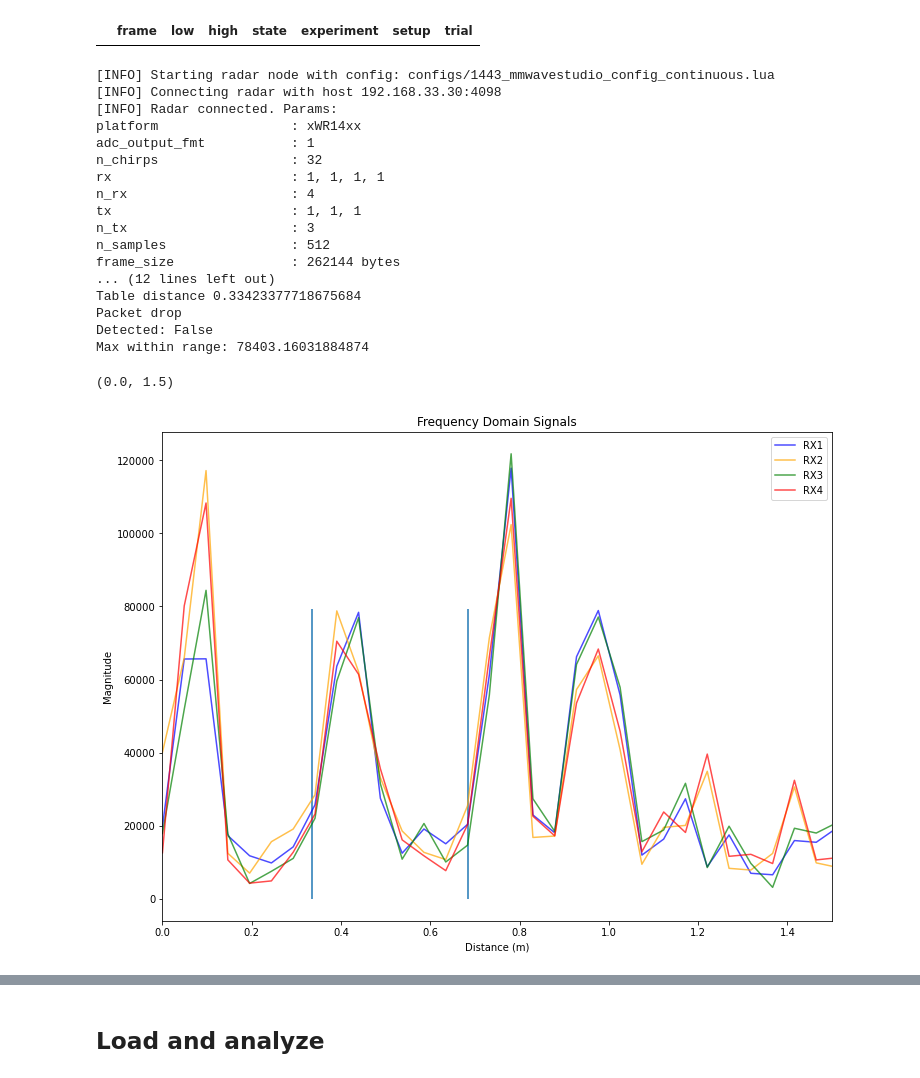
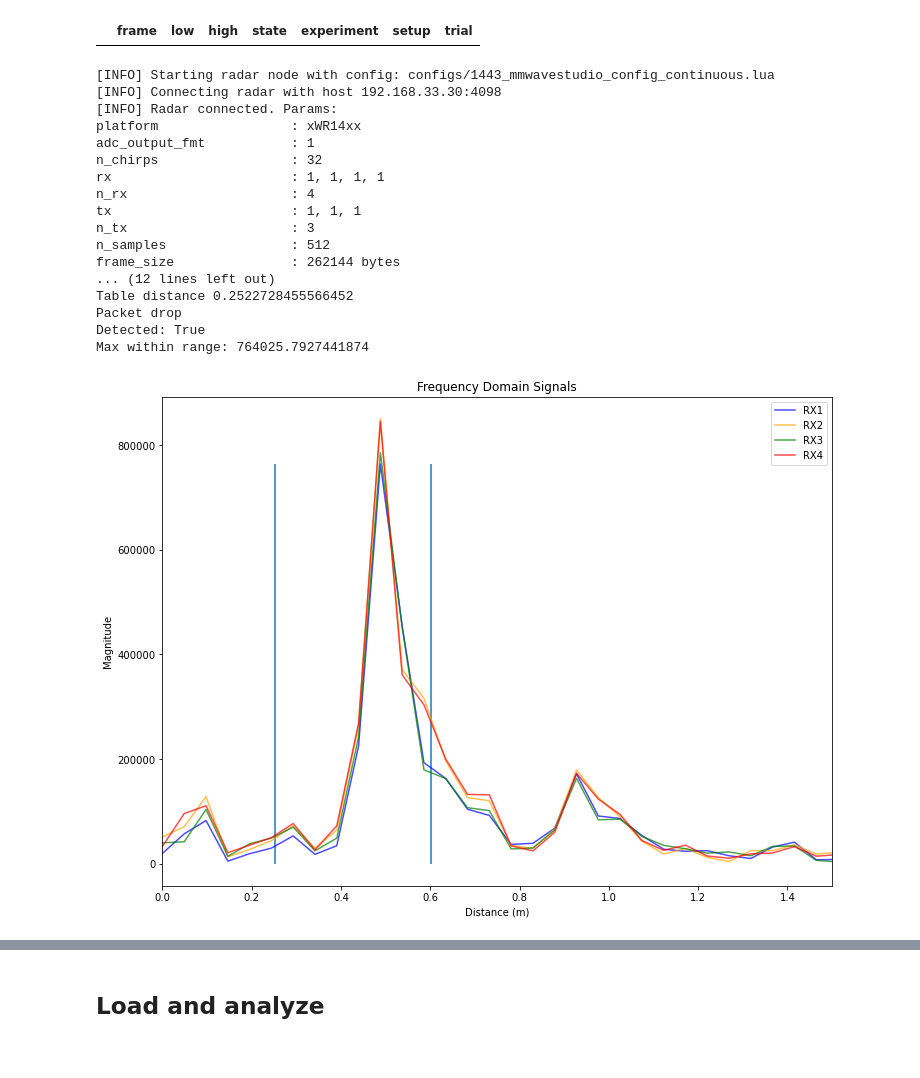
Before and after one commit to arlaptiev/sk_mmwave, a Jupyter notebook: snap.ipynb, the cells around one changed output, grey strips where cells are left out. Saved outputs shown, nothing was run; the diff lists cells and outputs as text; code cells hidden in the pictures.

```diff
--- a/snap.ipynb
+++ b/snap.ipynb
@@ -22,10 +22,10 @@ df.head()
 # %% [output]
 |  | frame | low | high | state | experiment | setup | trial |
 # %%
-EXPERIMENT = 'FINDING THRESHOLD'
-SETUP = 'BOX ON BOX ON THE FLOOR'
-TRIAL = '0001'
-# STATE = 'EMPTY'
+EXPERIMENT = 'TESTING 60 CM DETECTION'
+SETUP = 'BOX ON FOAM'
+TRIAL = '0010'
+#STATE = 'EMPTY'
 STATE = 'FULL'
 
 # === connect to radar
@@ -87,42 +87,47 @@ print('Max within range:', masked_max)
 
 # plot
 plt.figure(figsize=(12, 9))
 plt.plot(fft_meters,  np.abs(fft_result[:SAMPLES_PER_CHIRP // 2, 0]), color='blue', label='RX1', alpha=0.7)
 plt.plot(fft_meters,  np.abs(fft_result[:SAMPLES_PER_CHIRP // 2, 1]), color='orange', label='RX2', alpha=0.7)
 plt.plot(fft_meters,  np.abs(fft_result[:SAMPLES_PER_CHIRP // 2, 2]), color='green', label='RX3', alpha=0.7)
 plt.plot(fft_meters,  np.abs(fft_result[:SAMPLES_PER_CHIRP // 2, 3]), color='red', label='RX4', alpha=0.7)
 plt.vlines([LOW, HIGH], [0, 0], [masked_max + 1000, masked_max + 1000])
 plt.title('Frequency Domain Signals')
 plt.xlabel('Distance (m)')
 plt.ylabel('Magnitude')
 plt.legend()
 plt.xlim(0,1.5)
 
 
-# df.loc[-1] = [frame, LOW, HIGH, STATE, EXPERIMENT, SETUP, TRIAL]
-# df.index = df.index + 1  # shifting index
-# df = df.sort_index()  # sorting by index
-# df.tail()
+df.loc[-1] = [frame, LOW, HIGH, STATE, EXPERIMENT, SETUP, TRIAL]
+df.index = df.index + 1  # shifting index
+df = df.sort_index()  # sorting by index
+df.tail()
+
+# save df
+import datetime
+now = datetime.datetime.now()
+timestamp = now.strftime("%Y-%m-%d_%H-%M-%S")
+df.to_pickle(f'data/snap/snap_{timestamp}.pkl')
 # %% [output]
 [INFO] Starting radar node with config: configs/1443_mmwavestudio_config_continuous.lua
 [INFO] Connecting radar with host 192.168.33.30:4098
 [INFO] Radar connected. Params:
 platform                 : xWR14xx
 adc_output_fmt           : 1
 n_chirps                 : 32
 rx                       : 1, 1, 1, 1
 n_rx                     : 4
 tx                       : 1, 1, 1
 n_tx                     : 3
 n_samples                : 512
 frame_size               : 262144 bytes
 ... (12 lines left out)
-Table distance 0.33423377718675684
+Table distance 0.2522728455566452
 Packet drop
-Detected: False
-Max within range: 78403.16031884874
+Detected: True
+Max within range: 764025.7927441874
-(0.0, 1.5)
-[figure, old version]
+[figure, new version]
 # %%
 df.loc[-1] = [frame, LOW, HIGH, STATE, EXPERIMENT, SETUP, TRIAL]
 df.index = df.index + 1  # shifting index
```
Also changed, not shown: parts of 2 cells of this notebook, 2 other files.
